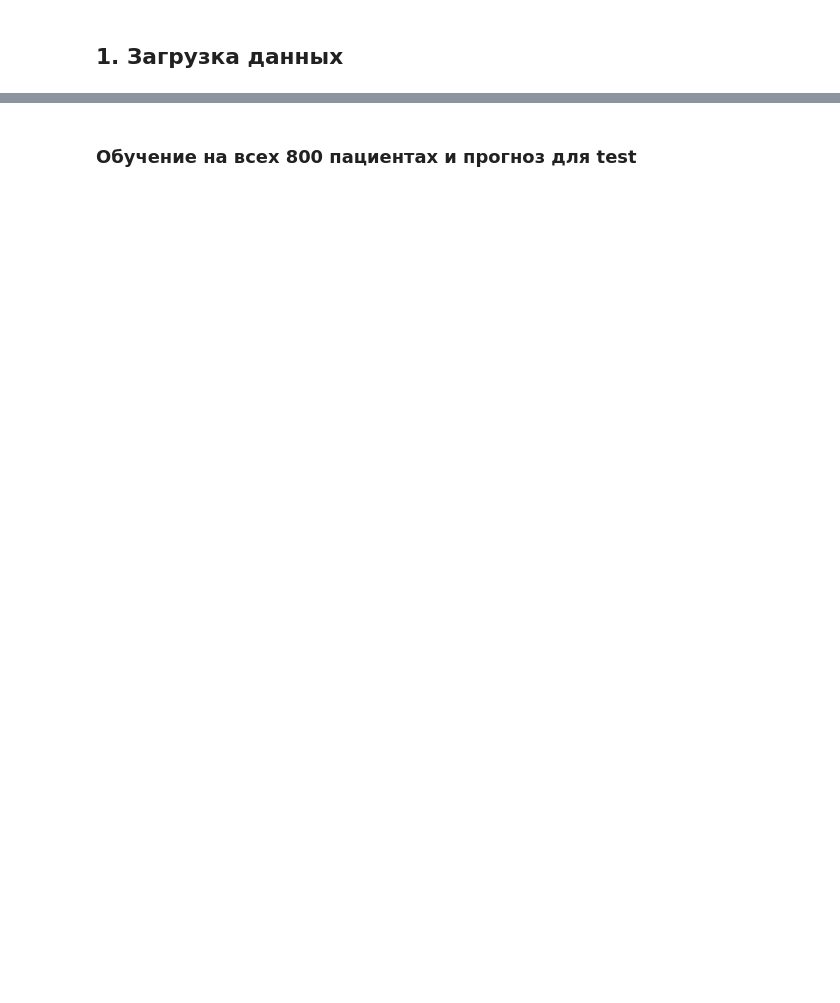
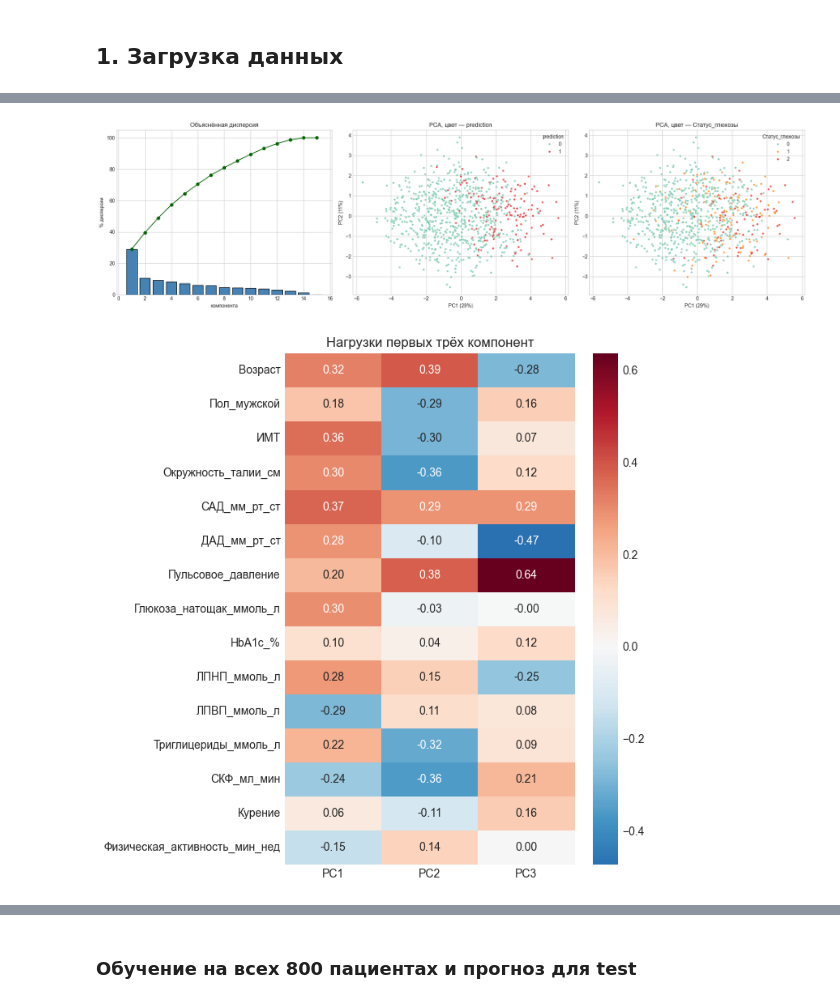
Before and after one commit to granddimoniks-hash/HW0210, a Jupyter notebook: your-sollution/task1_solution.ipynb, the cells around one changed output, grey strips where cells are left out. Drawn from its saved outputs; the diff is of its cells as text; code cells hidden in the pictures; blank space fills up the shorter version.

```diff
--- a/your-sollution/task1_solution.ipynb
+++ b/your-sollution/task1_solution.ipynb
@@ -182,10 +41,0 @@ plt.tight_layout(); save(fig, '02_feature_distributions.png'); plt.show()
-# %%
-corr = df[FEATURES + [TARGET, *OTHER_TARGETS]].corr(method='spearman')
-fig, ax = plt.subplots(figsize=(13, 10))
-sns.heatmap(corr, cmap='RdBu_r', center=0, annot=True, fmt='.2f', annot_kws={'size': 7},
-            mask=np.triu(np.ones_like(corr, dtype=bool), k=1), ax=ax)
-ax.set_title('Корреляции Спирмена (признаки + целевые переменные)')
-plt.tight_layout(); save(fig, '03_correlation.png'); plt.show()
-
-print('Корреляция признаков с prediction:')
-display(corr[TARGET].drop([TARGET, *OTHER_TARGETS]).sort_values(key=abs, ascending=False).to_frame())
@@ -544,0 +189,30 @@ display(err[err['тип'] == 'FN'][FEATURES + ['proba']])
+# %%
+pca_pipe = Pipeline([
+    ('imp', IterativeImputer(random_state=SEED, max_iter=20)),
+    ('sc', StandardScaler()),
+    ('pca', PCA(random_state=SEED)),
+])
+Z = pca_pipe.fit_transform(df[FEATURES])
+pca = pca_pipe.named_steps['pca']
+evr = pca.explained_variance_ratio_
+
+fig, axes = plt.subplots(1, 3, figsize=(20, 5.5))
+axes[0].bar(range(1, len(evr) + 1), evr * 100, color='steelblue', edgecolor='black')
+axes[0].plot(range(1, len(evr) + 1), np.cumsum(evr) * 100, 'o-', color='darkgreen')
+axes[0].set_xlabel('компонента'); axes[0].set_ylabel('% дисперсии')
+axes[0].set_title('Объяснённая дисперсия')
+for ax, col, pal in [(axes[1], TARGET, {0: '#66c2a5', 1: '#e41a1c'}),
+                     (axes[2], GLU_STATUS, {0: '#66c2a5', 1: '#ff7f00', 2: '#e41a1c'})]:
+    sns.scatterplot(x=Z[:, 0], y=Z[:, 1], hue=df[col], palette=pal, s=18, alpha=0.7, ax=ax)
+    ax.set_xlabel(f'PC1 ({evr[0]:.0%})'); ax.set_ylabel(f'PC2 ({evr[1]:.0%})')
+    ax.set_title(f'PCA, цвет — {col}')
+plt.tight_layout(); save(fig, '04_pca.png'); plt.show()
+
+loadings = pd.DataFrame(pca.components_[:3].T, index=FEATURES, columns=['PC1', 'PC2', 'PC3'])
+fig, ax = plt.subplots(figsize=(7, 7))
+sns.heatmap(loadings, cmap='RdBu_r', center=0, annot=True, fmt='.2f', ax=ax)
+ax.set_title('Нагрузки первых трёх компонент')
+plt.tight_layout(); save(fig, '05_pca_loadings.png'); plt.show()
+# %% [output]
+[figure, added]
+[figure, added]
```
Also changed, not shown: parts of 59 cells of this notebook, 12 other files.
